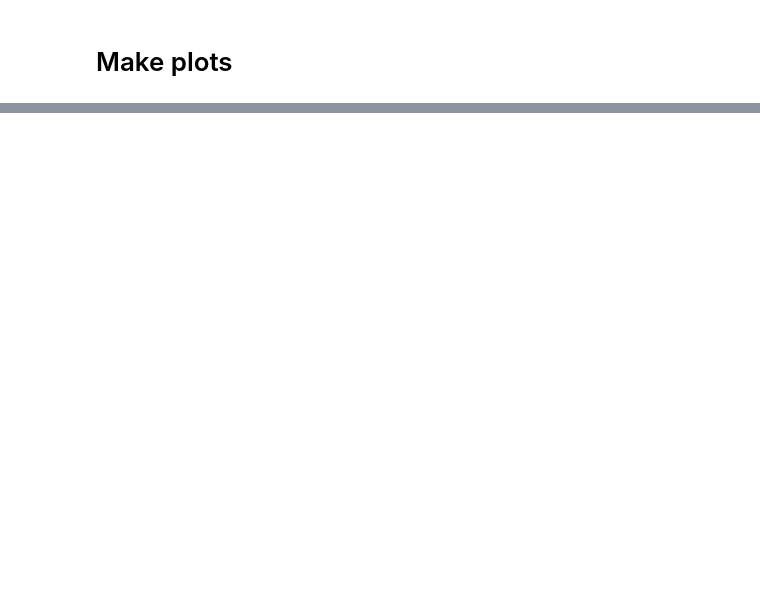
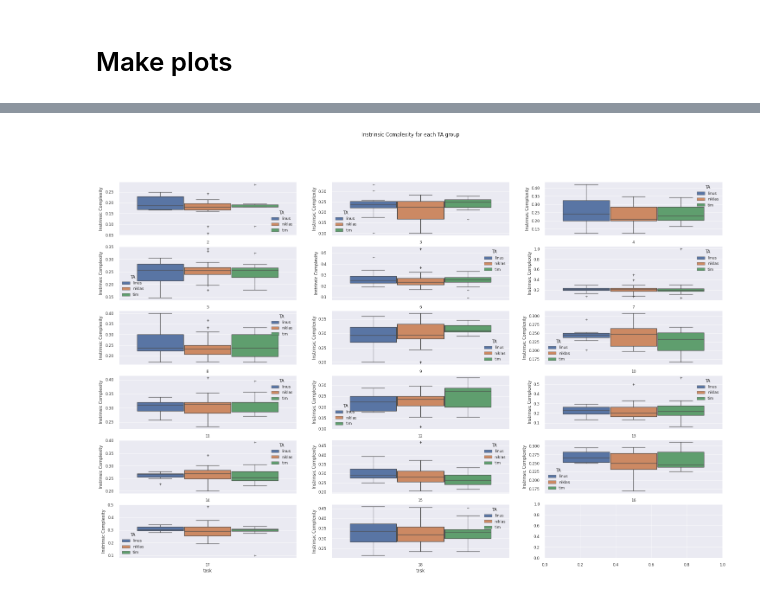
Before and after one commit to LinusOstlund/kex, a Jupyter notebook: main.ipynb, the cells around one changed output, grey strips where cells are left out. Drawn from its saved outputs; the diff is of its cells as text; code cells hidden in the pictures; blank space fills up the shorter version.

```diff
--- a/main.ipynb
+++ b/main.ipynb
@@ -179,0 +231,4 @@ dtype: int64
+# %%
+# TODO kan jag helt sonika summera detta?
+ccn = df.groupby(["TA", "task", "student", "class"])["CCN"].sum()
+ccn.head()
@@ -187,0 +267,22 @@ ValueError: Could not interpret value `Operation Structuring` for parameter `x`
+# %%
+# TODO bör jag summera över alla klasser?
+int_comp = (ccn/nloc).to_frame().reset_index().rename(columns={0: "Instrinsic Complexity"})
+int_comp.head()
+
+fig, axes = plt.subplots(6, 3, figsize = (25, 16))
+fig.suptitle("Instrinsic Complexity for each TA group")
+
+# TODO hard coded...
+k = 2
+for i in range(0, 6):
+    for j in range (0, 3):
+        sn.boxplot(ax=axes[i,j], x="task", y = "Instrinsic Complexity",
+            hue="TA",
+            data = (int_comp.loc[int_comp["task"] == k]),
+            flierprops = {"marker": "+"})
+        # TODO dum workaround
+        k = k + 1
+        if k > 18:
+            break
+# %% [output]
+[figure, added]
```
Also changed, not shown: parts of 20 cells of this notebook, 1 other file.
